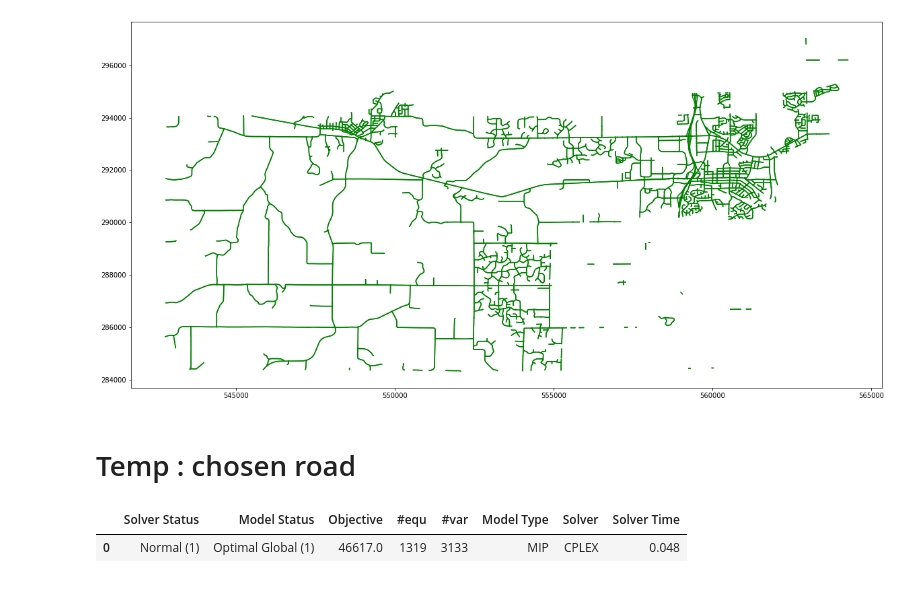
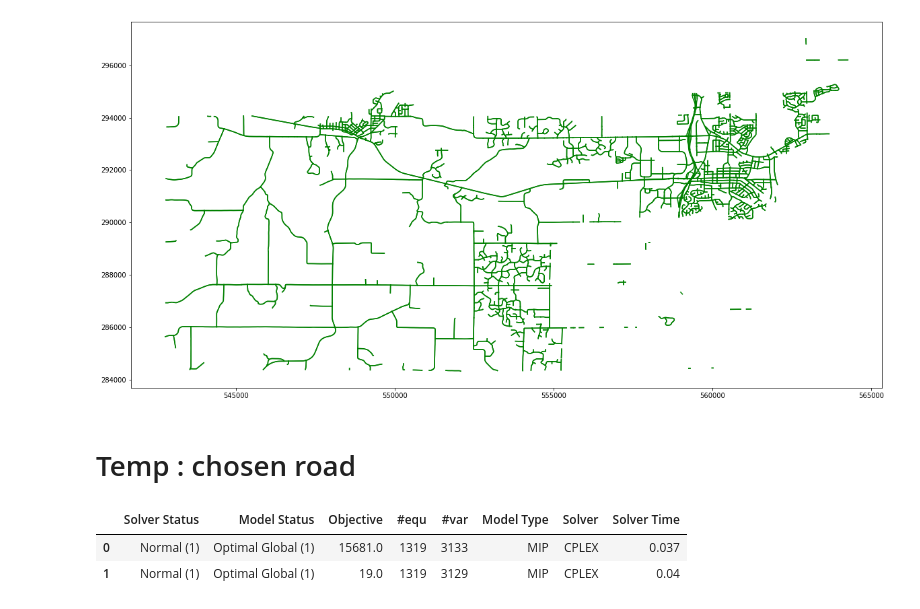
Before and after one commit to WalterLu3/Transportation, a Jupyter notebook: shortest_path/shortest_path_notebook.ipynb, the cells around one changed output. Saved outputs shown, nothing was run; the diff lists cells and outputs as text; code cells hidden in the pictures.

Commit message:
add crash data

```diff
--- a/shortest_path/shortest_path_notebook.ipynb
+++ b/shortest_path/shortest_path_notebook.ipynb
@@ -81,13 +81,18 @@ set
 alias (nodes,i,j);
 $gdxin ../link_file.gdx
 $loadm nodes=dim1 nodes=dim2
-parameter distance(nodes,nodes);
+parameter distance(nodes,nodes) distance of a road;
 $load  distance=link
 $gdxin
 
 $gdxin ../road_file.gdx
 set road(roadID<,nodes,nodes);
 $load  road=road
+$gdxin
+
+$gdxin ../crash_file.gdx
+parameter  crash(nodes,nodes) number of crashes on a road;
+$load  crash=crash
 $gdxin
 
 
@@ -123,37 +128,50 @@ flow.lo(i,j) = 0
 
 equation
     balance(nodes)
     objective_shortestPath
+    objective_safestPath
 ;
 
 
 balance(i)..
     sum(arc(i,j), flow(i,j)) - sum(arc(j,i), flow(j,i)) =e= supply(i);
 
 objective_shortestPath..
     total_dist =e= sum(arc(i,j),flow(i,j)*distance(i,j));
 
+objective_safestPath..
+    total_dist =e= sum(arc(i,j),flow(i,j)*crash(i,j));
 
 
 
 
-
-model shortestPath /all/;
+model shortestPath /balance, objective_shortestPath/;
 
 solve shortestPath using mip minimizing total_dist;
-
 
 set roadChosen(roadID);
 
 roadChosen(roadID) = no;
 
 roadChosen(roadID)$( sum(road(roadID,i,j), flow.l(i,j)) > 0.5) = yes;
 roadChosen(roadID)$( sum(road(roadID,i,j), flow.l(j,i)) > 0.5) = yes;
 
+model safestPath /balance, objective_safestPath/;
 
-display roadChosen;
+solve safestPath using mip minimizing total_dist;
+
+set roadChosenSafe(roadID);
+
+roadChosenSafe(roadID) = no;
+
+roadChosenSafe(roadID)$( sum(road(roadID,i,j), flow.l(i,j)) > 0.5) = yes;
+roadChosenSafe(roadID)$( sum(road(roadID,i,j), flow.l(j,i)) > 0.5) = yes;
+
+
+display roadChosen, roadChosenSafe;
 # %% [output]
 |  | Solver Status | Model Status | Objective | #equ | #var | Model Type | Solver | Solver Time |
-| 0 | Normal (1) | Optimal Global (1) | 46617.0 | 1319 | 3133 | MIP | CPLEX | 0.048 |
+| 0 | Normal (1) | Optimal Global (1) | 15681.0 | 1319 | 3133 | MIP | CPLEX | 0.037 |
+| 1 | Normal (1) | Optimal Global (1) | 19.0 | 1319 | 3129 | MIP | CPLEX | 0.04 |
 # %%
 %gams_pull roadChosen
```
Also changed, not shown: parts of 5 cells of this notebook, 4 other files.
